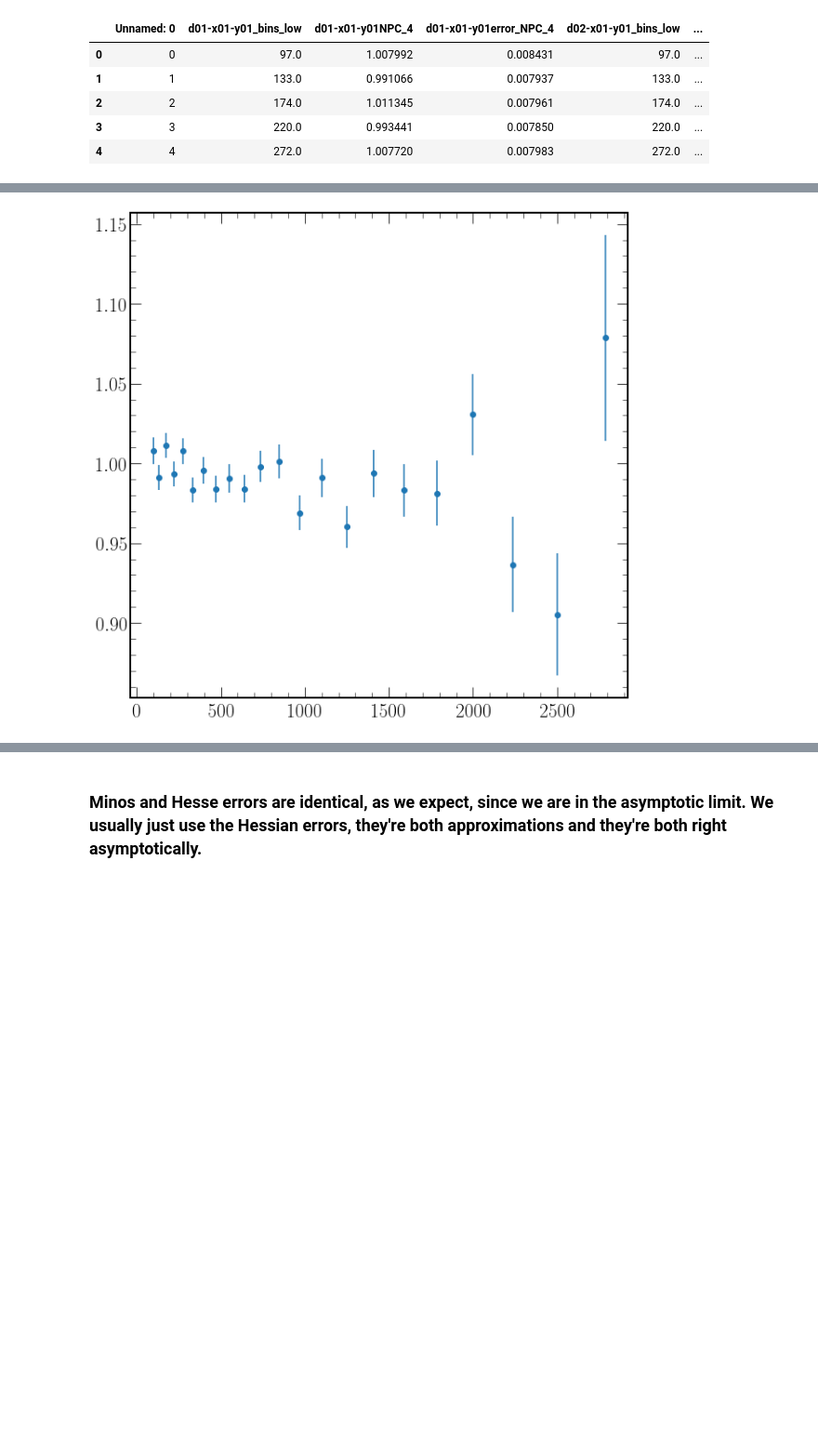
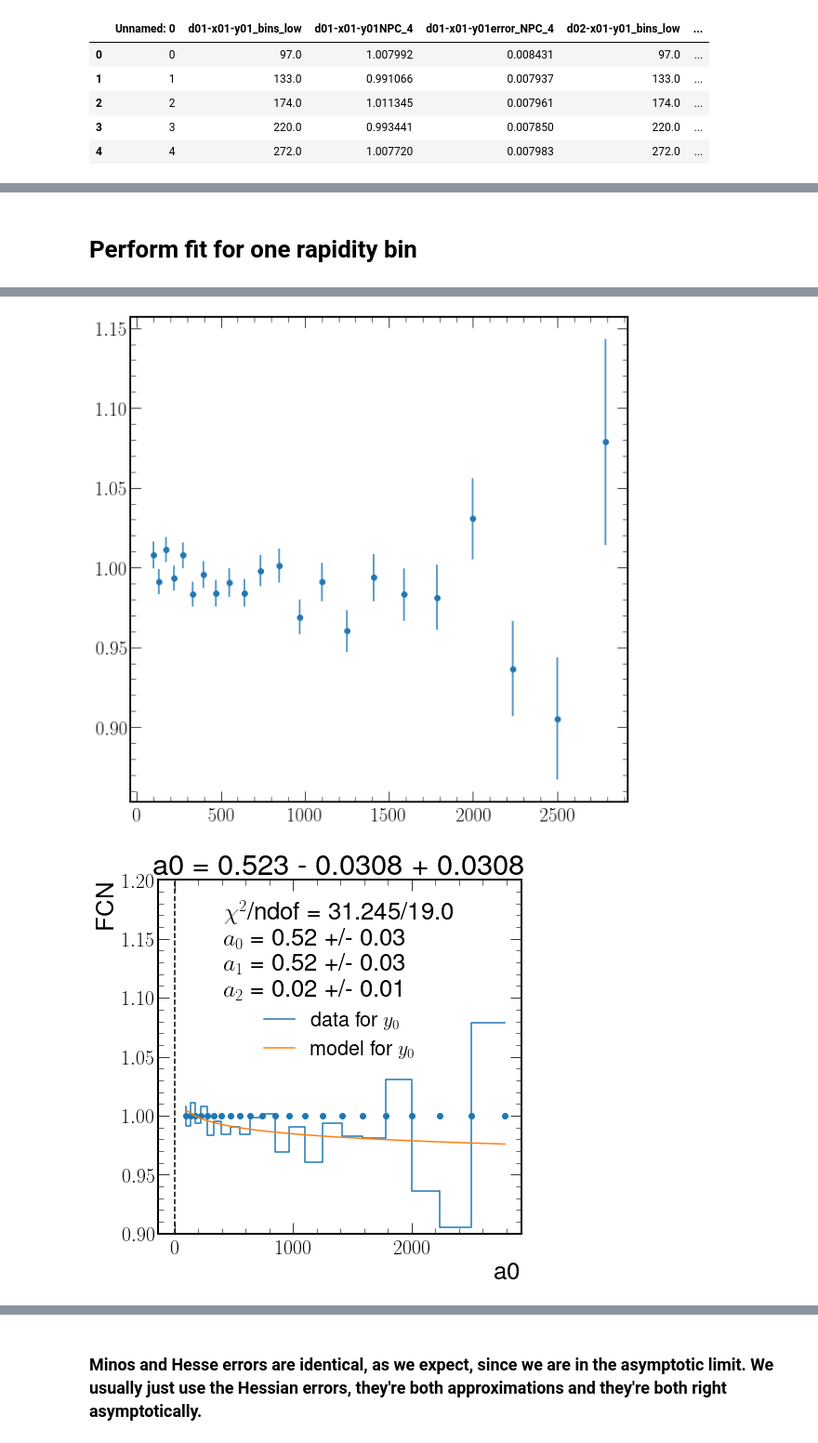
Before and after one commit to AliAlkadhim/NPC_Jets, a Jupyter notebook: fit_2.ipynb, the cells around one changed output, grey strips where cells are left out. Shown at 93% size. Drawn from its saved outputs; the diff is of its cells as text; code cells hidden in the pictures; blank space fills up the shorter version.

```diff
--- a/fit_2.ipynb
+++ b/fit_2.ipynb
@@ -225,6 +232,67 @@ def get_NPC(ybin, R):
     return edges, NPC, error_NPC
+# %% [markdown]
+# Perform fit for one rapidity bin
 # %%
 ybin = 'd01-x01-y01'
 edges0, NPC0, error_NPC0 = get_NPC(ybin, 0.4)
-plt.errorbar(edges0, NPC0, error_NPC0, fmt='o')
+plt.errorbar(edges0, NPC0, error_NPC0, fmt='o', label='data')
+
+def model(
+           x,
+          a0, a1, a2
+          # pars
+         ):
+    # a0, a1, a2  = pars
+    return a0 + a1/(x**a2)
+
+#alternative way of defining chi2 explicitly
+# def chi2(
+#     x,
+#     #y,
+#     # a0, a1, a2
+#          pars
+#         ):
+#     # a0, a1, a2  = pars
+#     # f = model(x, a0, a1, a2)
+#     f = model(x, pars)
+#     return np.sum(((y-f)**2)/y)
+#the cost function is chi2 not negative log-likelihood
+# chi2.errordef = iminuit.Minuit.LEAST_SQUARES
+# initial_guess = [1.,1.,1.]
+############################Fit#########################
+x=edges0
+y=NPC0
+lsq = cost.LeastSquares(x, y, error_NPC0, model)
+m = Minuit(lsq, a0=0, a1=0, a2=0)
+m.migrad()
+
+N = len(x)
+Nf = 3
+nu = N-Nf#=ndof
+ndof= m.ndof#=nu
+chi2min=m.fval
+
+names=['$a_0$', '$a_1$', '$a_2$']
+
+plt.figure(figsize=(7,7))
+plt.step(x, y, label='data for $y_0$')
+plt.plot(x, model(x, *m.values[:]), label='model for $y_0$')
+plt.scatter(x, np.ones_like(x))
+
+legend = [f"$\chi^2$/ndof = {chi2min:.3f}/{ndof:.1f}"]
+# minuit = result.minuit
+names=['$a_0$', '$a_1$', '$a_2$']
+for i, p in enumerate(m.parameters):
+    legend.append(f"{names[i]} = {m.values[p]:.2f} +/- {m.errors[p]:.2f}")
+
+plt.legend(title='\n'.join(legend))
+plt.ylim((0.9,1.2))
+print(f"\nBEST FIT PARAMETERS  {m.params} \n")
+print(m.errors)
+print(f"\chi_2_0 = {m.fmin}")
+print(m.covariance)
+print(m.minos())
+m_err=m.merrors["a0"]
+print(m_err.name, m_err.is_valid, m_err.lower, m_err.upper)
+_ = m.draw_profile("a0")
 # %% [output]
@@ -232 +316,2 @@ plt.errorbar(edges0, NPC0, error_NPC0, fmt='o')
 [figure]
+[figure, added]
```
Also changed, not shown: parts of 25 cells of this notebook, 1 other file.
